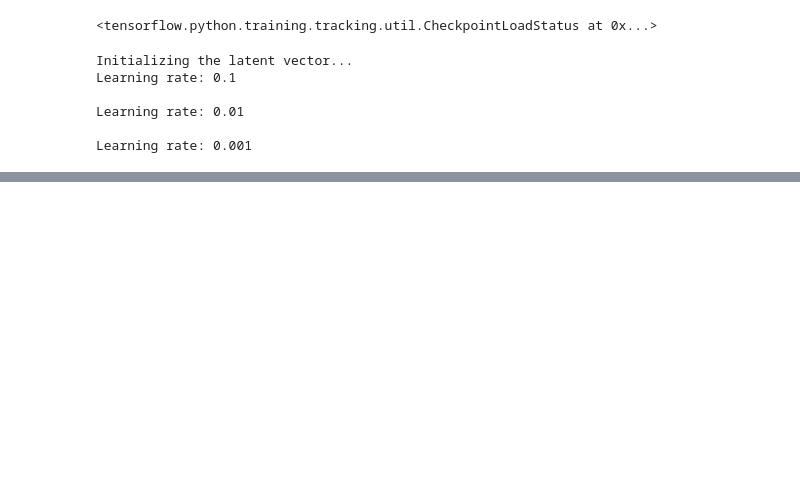
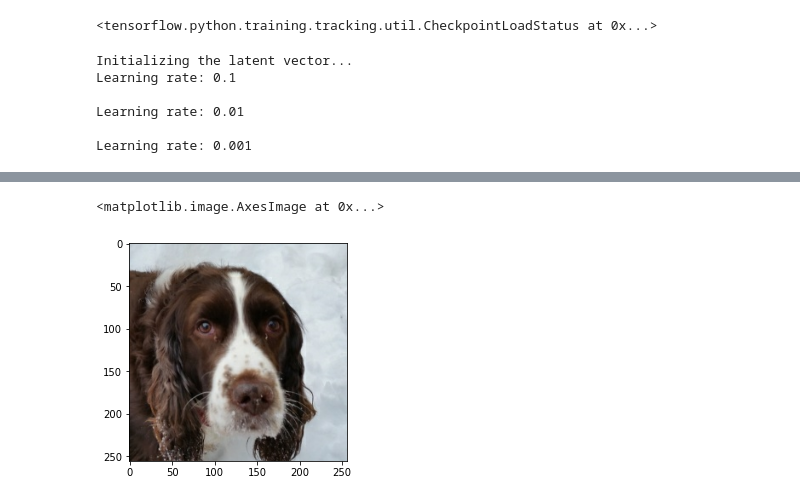
Before and after one commit to leoHeidel/stylegan2-keras, a Jupyter notebook: invert.ipynb, the cells around one changed output, grey strips where cells are left out. Cells and saved outputs as stored; diff of their text form; code cells hidden in the pictures; blank space fills up the shorter version.

```diff
--- a/invert.ipynb
+++ b/invert.ipynb
@@ -151,0 +180,5 @@ Clipping input data to the valid range for imshow with RGB data ([0..1] for floa
+# %%
+plt.imshow(im[0])
+# %% [output]
+<matplotlib.image.AxesImage at 0x...>
+[figure, added]
```
Also changed, not shown: parts of 8 cells of this notebook.
